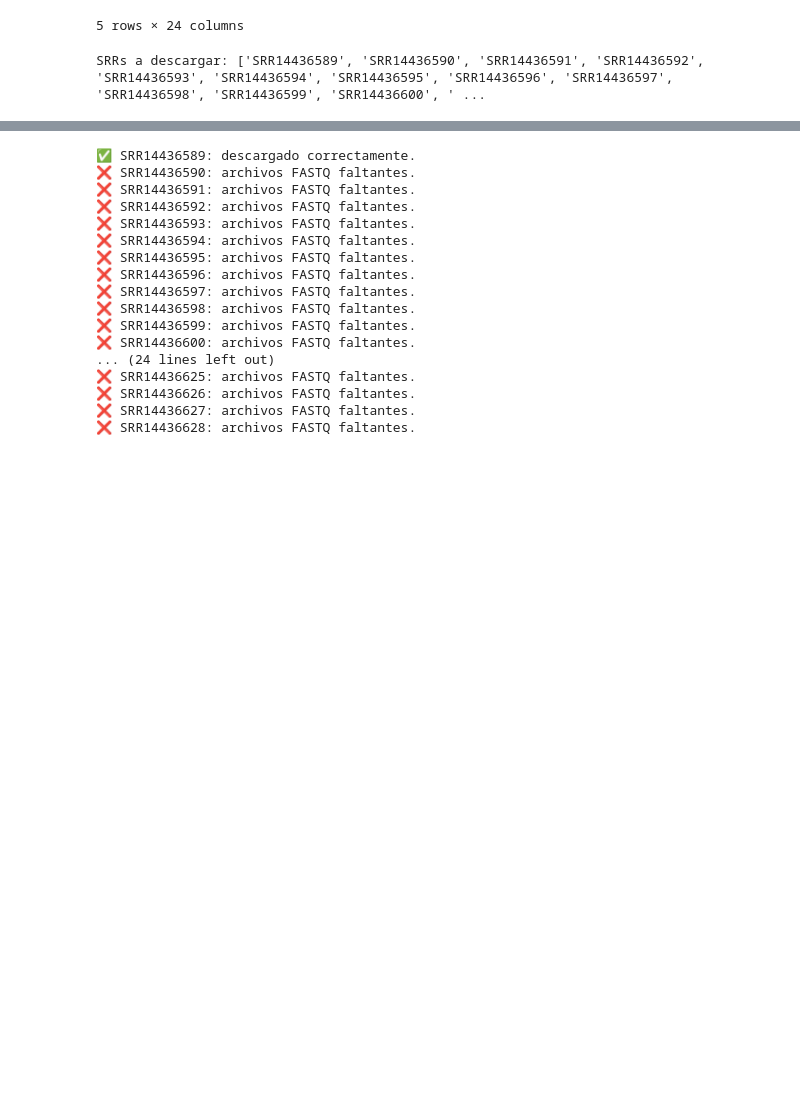
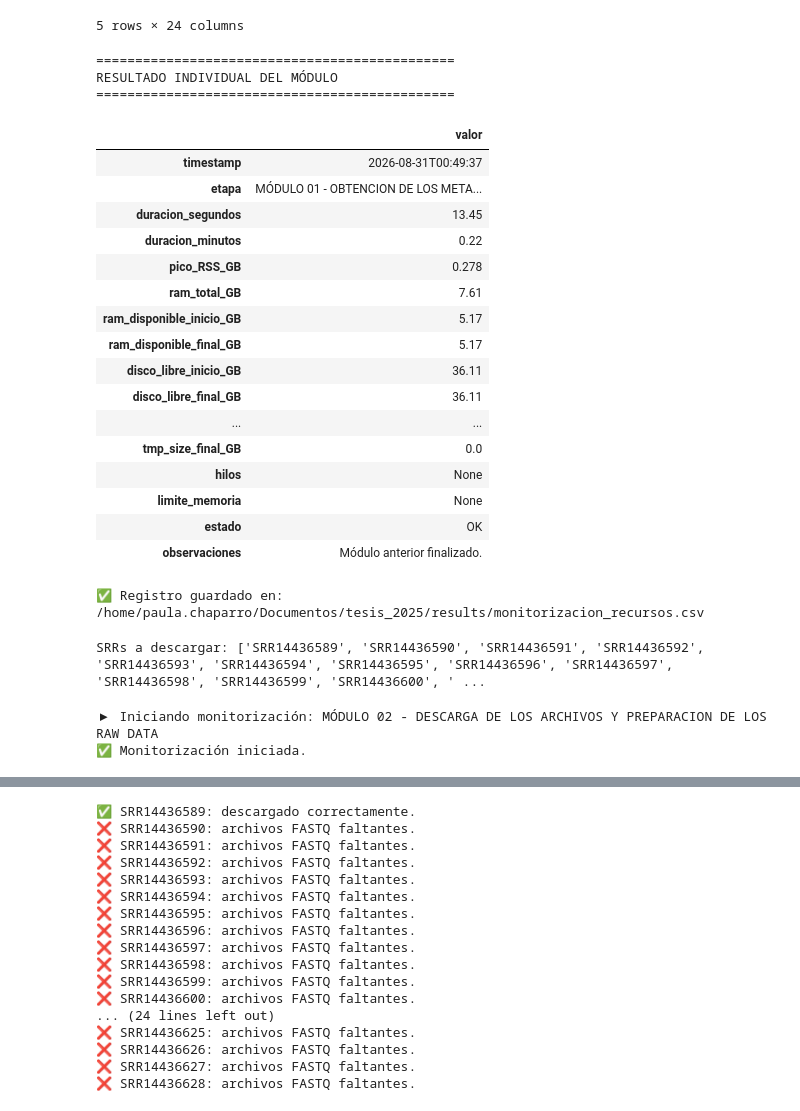
Before and after one commit to paulachaparro-collab/RNA-Seq-data-analysis, a Jupyter notebook: tesis.ipynb, the cells around one changed output, grey strips where cells are left out. Drawn from its saved outputs; the diff is of its cells as text; code cells hidden in the pictures; blank space fills up the shorter version.

```diff
--- a/tesis.ipynb
+++ b/tesis.ipynb
@@ -48,3 +942,33 @@ else:
+# %%
+resultado_modulo = finalizar_medicion_modulo(
+    estado="OK",
+    hilos=None,
+    limite_memoria=None,
+    observaciones="Módulo anterior finalizado."
+)
+# %% [output]
+==============================================
+RESULTADO INDIVIDUAL DEL MÓDULO
+==============================================
+|  | valor |
+| timestamp | 2026-08-31T00:49:37 |
+| etapa | MÓDULO 01 - OBTENCION DE LOS META... |
+| duracion_segundos | 13.45 |
+| duracion_minutos | 0.22 |
+| pico_RSS_GB | 0.278 |
+| ram_total_GB | 7.61 |
+| ram_disponible_inicio_GB | 5.17 |
+| ram_disponible_final_GB | 5.17 |
+| disco_libre_inicio_GB | 36.11 |
+| disco_libre_final_GB | 36.11 |
+| ... | ... |
+| tmp_size_final_GB | 0.0 |
+| hilos | None |
+| limite_memoria | None |
+| estado | OK |
+| observaciones | Módulo anterior finalizado. |
+✅ Registro guardado en:
+/home/paula.chaparro/Documentos/tesis_2025/results/monitorizacion_recursos.csv
 # %%
 import pandas as pd
 
@@ -56,4 +980,16 @@ srr_list = df_srr["run_accession"].tolist()
 print("SRRs a descargar:", srr_list)
 # %% [output]
 SRRs a descargar: ['SRR14436589', 'SRR14436590', 'SRR14436591', 'SRR14436592', 'SRR14436593', 'SRR14436594', 'SRR14436595', 'SRR14436596', 'SRR14436597', 'SRR14436598', 'SRR14436599', 'SRR14436600', ' ...
+# %%
+# ============================================================
+# BLOQUE PARA COLOCAR JUSTO ANTES DE CADA MÓDULO
+# Cambiar únicamente el nombre
+# ============================================================
+
+iniciar_medicion_modulo(
+    "MÓDULO 02 - DESCARGA DE LOS ARCHIVOS Y PREPARACION DE LOS RAW DATA"
+)
+# %% [output]
+▶ Iniciando monitorización: MÓDULO 02 - DESCARGA DE LOS ARCHIVOS Y PREPARACION DE LOS RAW DATA
+✅ Monitorización iniciada.
 # %%
```
Also changed, not shown: parts of 145 cells of this notebook, 5 other files.
